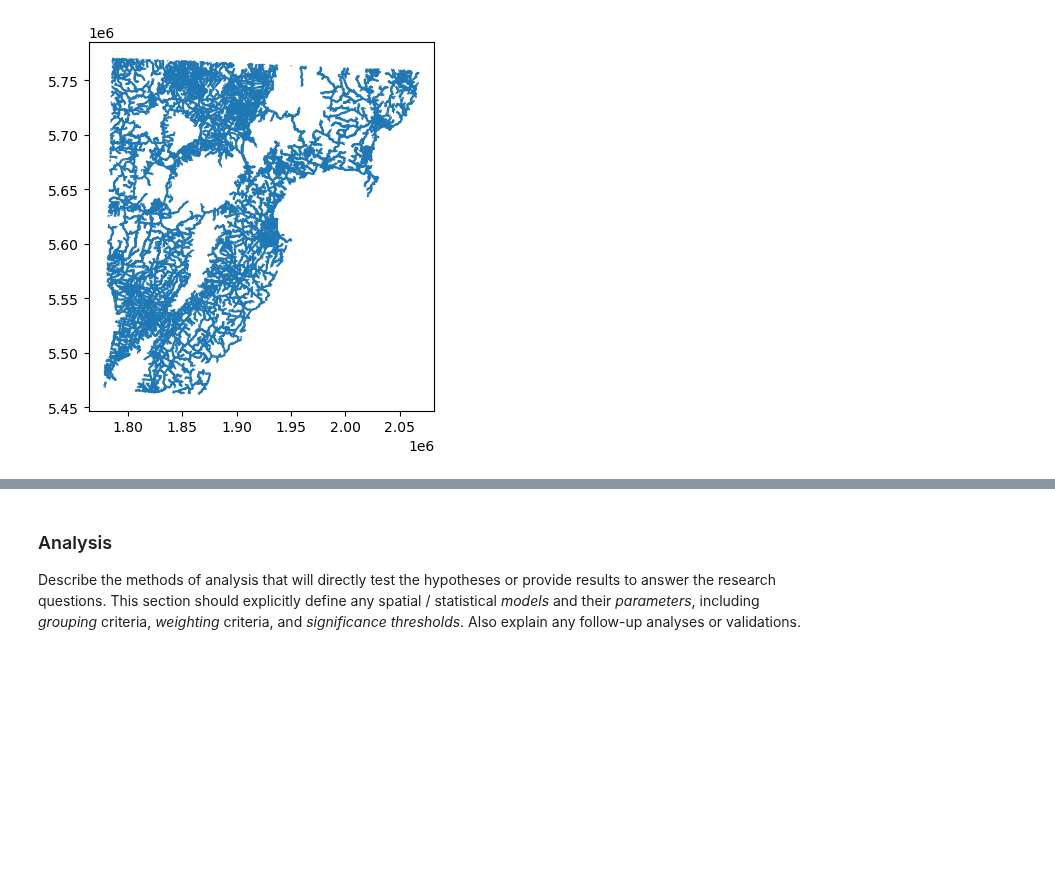
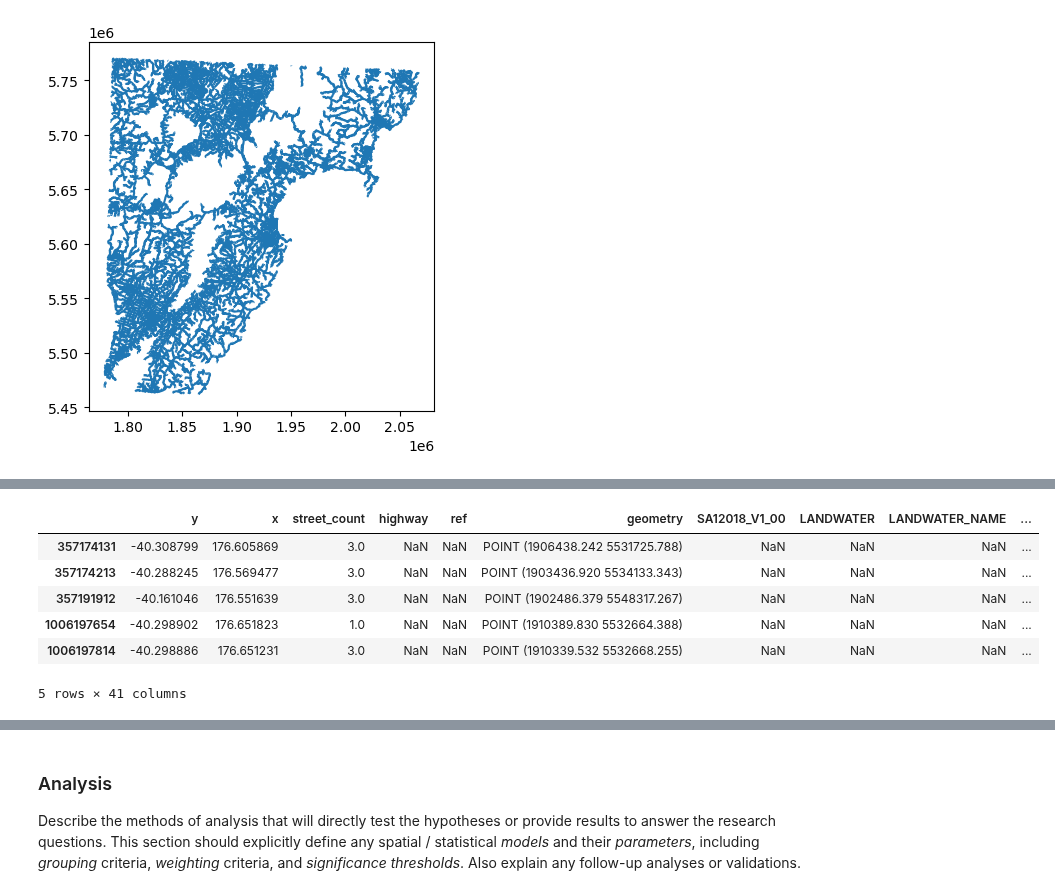
Before and after one commit to gsokolow/Flooding-and-Healthcare-2024, a Jupyter notebook: procedure/code/01-Jupyter_notebook.ipynb, the cells around one changed output, grey strips where cells are left out. Cells and saved outputs as stored; diff of their text form; code cells hidden in the pictures; blank space fills up the shorter version.

```diff
--- a/procedure/code/01-Jupyter_notebook.ipynb
+++ b/procedure/code/01-Jupyter_notebook.ipynb
@@ -296,0 +413,2 @@ InsufficientResponseError: Nominatim returned 1 result(s) but which_result=2
+# %%
+nodes = nodes.to_crs("NZGD2000 / New Zealand Transverse Mercator 2000")
@@ -296,0 +417,12 @@ InsufficientResponseError: Nominatim returned 1 result(s) but which_result=2
+# %%
+sa1_c_road = pd.concat([nodes, sa1_c_m])
+# %%
+sa1_c_road.head()
+# %% [output]
+|  | y | x | street_count | highway | ref | geometry | SA12018_V1_00 | LANDWATER | LANDWATER_NAME | ... |
+| 357174131 | -40.308799 | 176.605869 | 3.0 | NaN | NaN | POINT (1906438.242 5531725.788) | NaN | NaN | NaN | ... |
+| 357174213 | -40.288245 | 176.569477 | 3.0 | NaN | NaN | POINT (1903436.920 5534133.343) | NaN | NaN | NaN | ... |
+| 357191912 | -40.161046 | 176.551639 | 3.0 | NaN | NaN | POINT (1902486.379 5548317.267) | NaN | NaN | NaN | ... |
+| 1006197654 | -40.298902 | 176.651823 | 1.0 | NaN | NaN | POINT (1910389.830 5532664.388) | NaN | NaN | NaN | ... |
+| 1006197814 | -40.298886 | 176.651231 | 3.0 | NaN | NaN | POINT (1910339.532 5532668.255) | NaN | NaN | NaN | ... |
+5 rows × 41 columns
```
Also changed, not shown: parts of 20 cells of this notebook, 22 other files.
